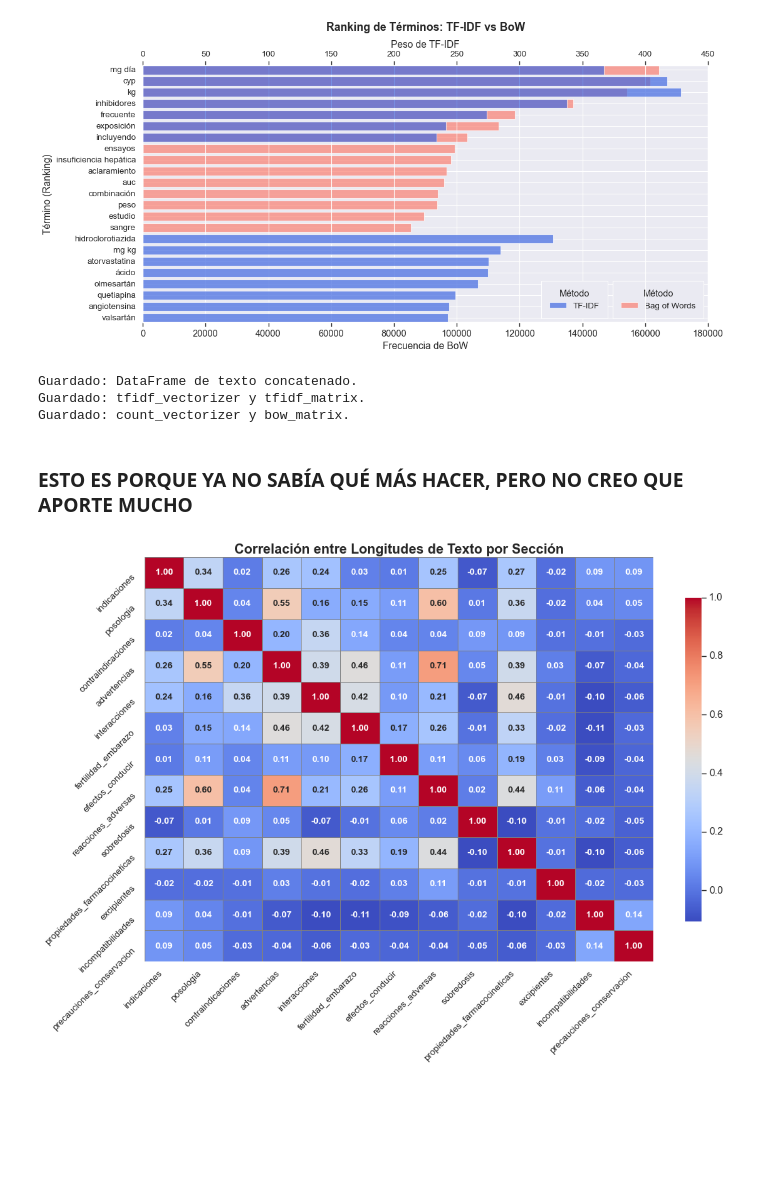
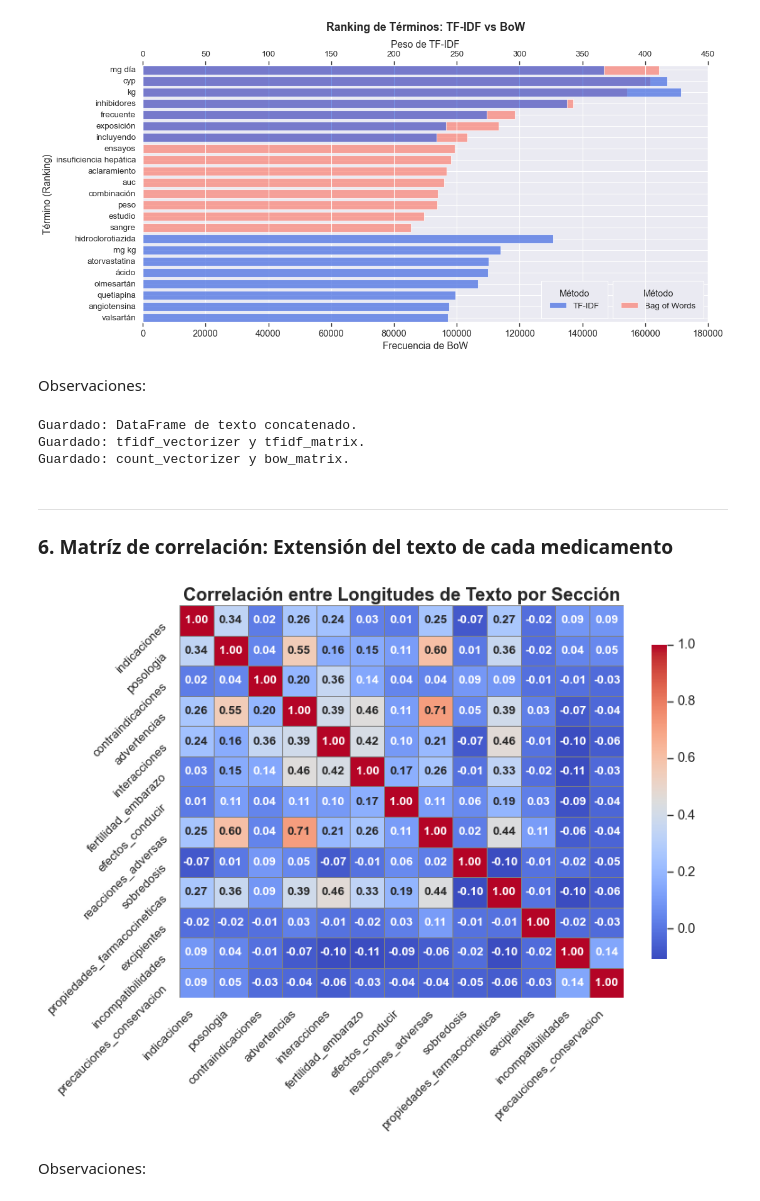
Before and after one commit to carlosriegom/PharmAI, a Jupyter notebook: src/3_eda/eda_analysis.ipynb, the cells around one changed output. Cells and saved outputs as stored; diff of their text form; code cells hidden in the pictures; blank space fills up the shorter version.

```diff
--- a/src/3_eda/eda_analysis.ipynb
+++ b/src/3_eda/eda_analysis.ipynb
@@ -481,6 +514,8 @@ plt.tight_layout()
 plt.show()
 # %% [output]
 [figure]
+# %% [markdown]
+Observaciones:
 # %%
 # Define la carpeta de outputs (asegúrate de que exista)
 output_folder = "../../data/outputs/3_eda"
@@ -513,8 +548,9 @@ print("Guardado: count_vectorizer y bow_matrix.")
 Guardado: DataFrame de texto concatenado.
 Guardado: tfidf_vectorizer y tfidf_matrix.
 Guardado: count_vectorizer y bow_matrix.
-# %% [markdown]
-### **ESTO ES PORQUE YA NO SABÍA QUÉ MÁS HACER, PERO NO CREO QUE APORTE MUCHO**
+# %% [markdown]
+---
+### **6. Matríz de correlación: Extensión del texto de cada medicamento**
 # %%
 # Calcular la longitud de los textos en las columnas seleccionadas
 longitudes_cols = [
@@ -535,32 +571,34 @@ longitudes_cols = [
 
 # Rellenar los valores nulos y calcular la longitud de cada texto
 longitudes_df = medicamentos_df[longitudes_cols].fillna('').applymap(len)
 
 # Calcular la correlación entre las longitudes de los textos
 correlation_matrix = longitudes_df.corr()
 
 # Visualizar la correlación
-plt.figure(figsize=(14, 10))
+plt.figure(figsize=(10, 8))
 sns.heatmap(
     correlation_matrix,
     annot=True,
     cmap="coolwarm",
     fmt=".2f",
     linewidths=0.5,
     linecolor="gray",
     cbar_kws={"shrink": 0.8},
     annot_kws={"size": 12, "weight": "bold"},
     xticklabels=longitudes_df.columns,
     yticklabels=longitudes_df.columns,
 )
 
 # Mejorar la estética
 plt.title(
     "Correlación entre Longitudes de Texto por Sección", fontsize=18, weight="bold"
 )
 plt.xticks(rotation=45, ha="right", fontsize=12)
 plt.yticks(rotation=45, va="top", fontsize=12)
 plt.tight_layout()
 plt.show()
 # %% [output]
-[figure, old version]
+[figure, new version]
+# %% [markdown]
+Observaciones:
```
Also changed, not shown: parts of 15 cells of this notebook, 1 other file.
